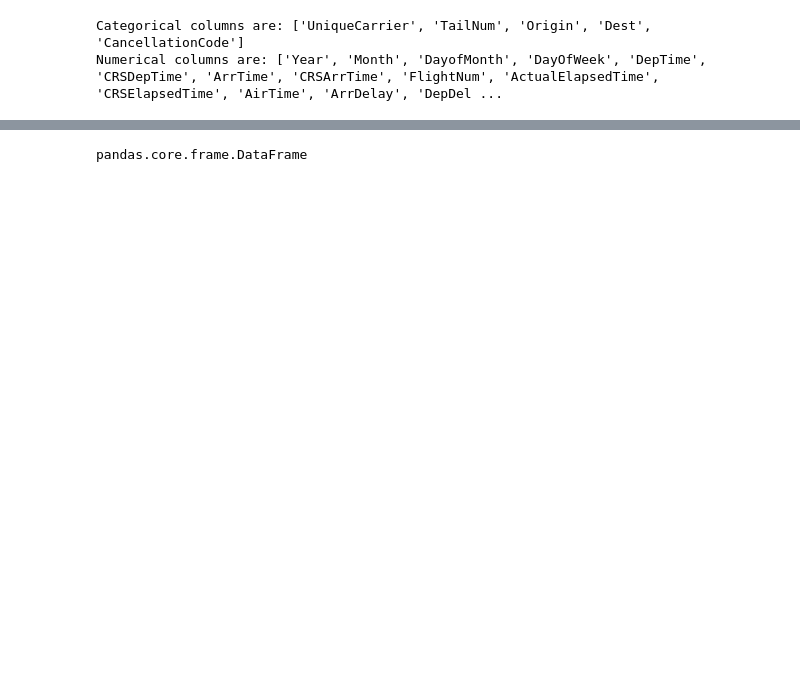
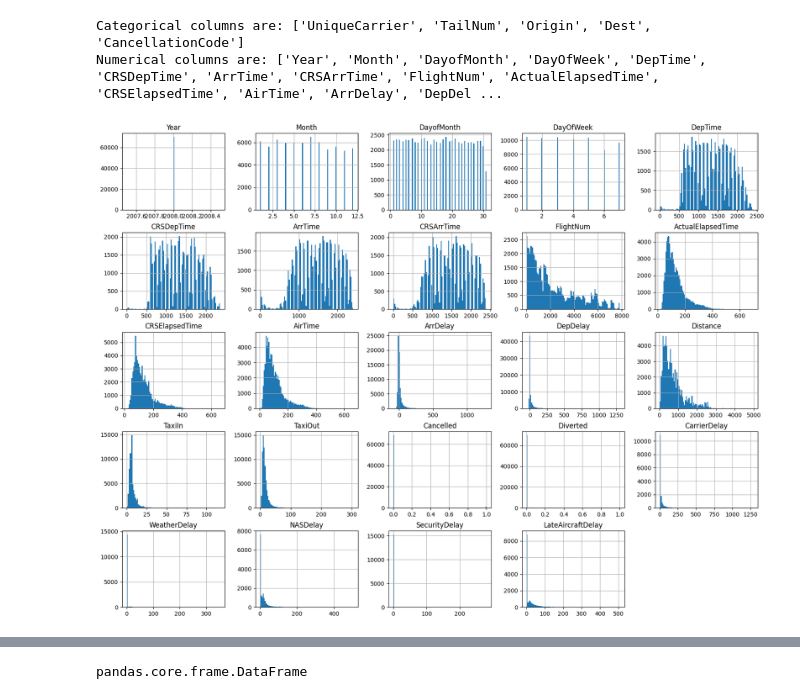
Before and after one commit to aekanun2020/Data-Analytics-using-Python, a Jupyter notebook: from_Solution_Homework_to_Regression_withNOSCALER.ipynb, the cells around one changed output, grey strips where cells are left out. Drawn from its saved outputs; the diff is of its cells as text; code cells hidden in the pictures; blank space fills up the shorter version.

```diff
--- a/from_Solution_Homework_to_Regression_withNOSCALER.ipynb
+++ b/from_Solution_Homework_to_Regression_withNOSCALER.ipynb
@@ -145,3 +145,8 @@ print(f"Numerical columns are: {numerical}")
 # %% [output]
 Categorical columns are: ['UniqueCarrier', 'TailNum', 'Origin', 'Dest', 'CancellationCode']
 Numerical columns are: ['Year', 'Month', 'DayofMonth', 'DayOfWeek', 'DepTime', 'CRSDepTime', 'ArrTime', 'CRSArrTime', 'FlightNum', 'ActualElapsedTime', 'CRSElapsedTime', 'AirTime', 'ArrDelay', 'DepDel ...
+# %%
+raw_pd[numerical].hist(bins=100, figsize=(20,15))
+plt.show()
+# %% [output]
+[figure, added]
```
Also changed, not shown: parts of 50 cells of this notebook.
